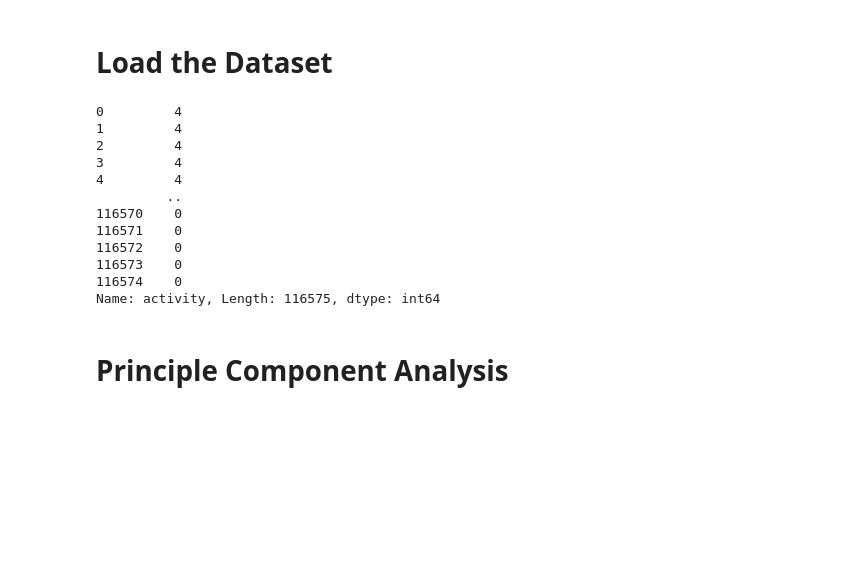
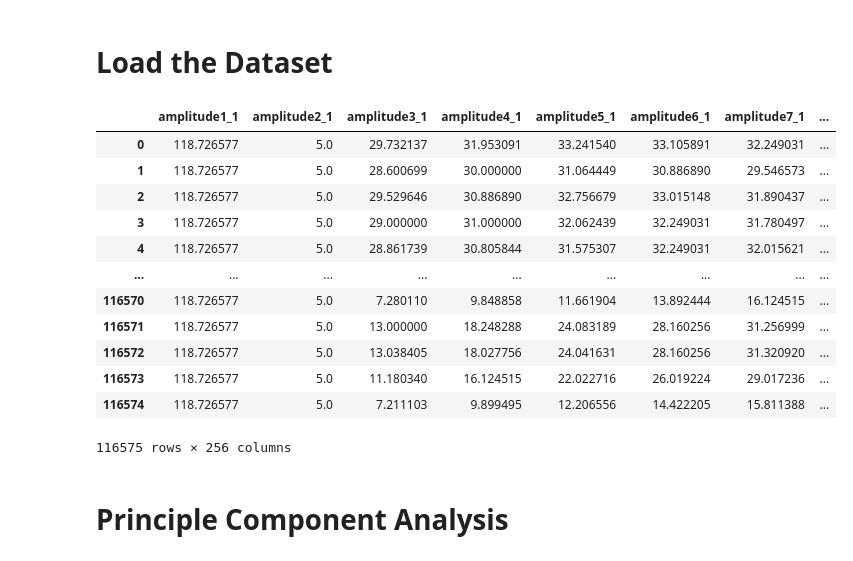
Before and after one commit to Wi-Protect/ML, a Jupyter notebook: Comparison/RDFID/wavelet_variances.ipynb, the cells around one changed output. Saved outputs shown, nothing was run; the diff lists cells and outputs as text; code cells hidden in the pictures; blank space fills up the shorter version.

```diff
--- a/Comparison/RDFID/wavelet_variances.ipynb
+++ b/Comparison/RDFID/wavelet_variances.ipynb
@@ -8,21 +8,22 @@ data = pd.read_csv('D:\FYP\Code\Dataset\downsampled_data.csv')
 X = data.drop(columns=['activity', 'id', 'time', 'rssi_1', 'rssi_2'])
 
 Y  = data['activity']
-# %%
-Y
-# %% [output]
-0         4
-1         4
-2         4
-3         4
-4         4
-         ..
-116570    0
-116571    0
-116572    0
-116573    0
-116574    0
-Name: activity, Length: 116575, dtype: int64
+# %%
+X
+# %% [output]
+|  | amplitude1_1 | amplitude2_1 | amplitude3_1 | amplitude4_1 | amplitude5_1 | amplitude6_1 | amplitude7_1 | ... |
+| 0 | 118.726577 | 5.0 | 29.732137 | 31.953091 | 33.241540 | 33.105891 | 32.249031 | ... |
+| 1 | 118.726577 | 5.0 | 28.600699 | 30.000000 | 31.064449 | 30.886890 | 29.546573 | ... |
+| 2 | 118.726577 | 5.0 | 29.529646 | 30.886890 | 32.756679 | 33.015148 | 31.890437 | ... |
+| 3 | 118.726577 | 5.0 | 29.000000 | 31.000000 | 32.062439 | 32.249031 | 31.780497 | ... |
+| 4 | 118.726577 | 5.0 | 28.861739 | 30.805844 | 31.575307 | 32.249031 | 32.015621 | ... |
+| ... | ... | ... | ... | ... | ... | ... | ... | ... |
+| 116570 | 118.726577 | 5.0 | 7.280110 | 9.848858 | 11.661904 | 13.892444 | 16.124515 | ... |
+| 116571 | 118.726577 | 5.0 | 13.000000 | 18.248288 | 24.083189 | 28.160256 | 31.256999 | ... |
+| 116572 | 118.726577 | 5.0 | 13.038405 | 18.027756 | 24.041631 | 28.160256 | 31.320920 | ... |
+| 116573 | 118.726577 | 5.0 | 11.180340 | 16.124515 | 22.022716 | 26.019224 | 29.017236 | ... |
+| 116574 | 118.726577 | 5.0 | 7.211103 | 9.899495 | 12.206556 | 14.422205 | 15.811388 | ... |
+116575 rows × 256 columns
 # %% [markdown]
 # Principle Component Analysis
 # %%
```
Also changed, not shown: parts of 47 cells of this notebook, 1 other file.
